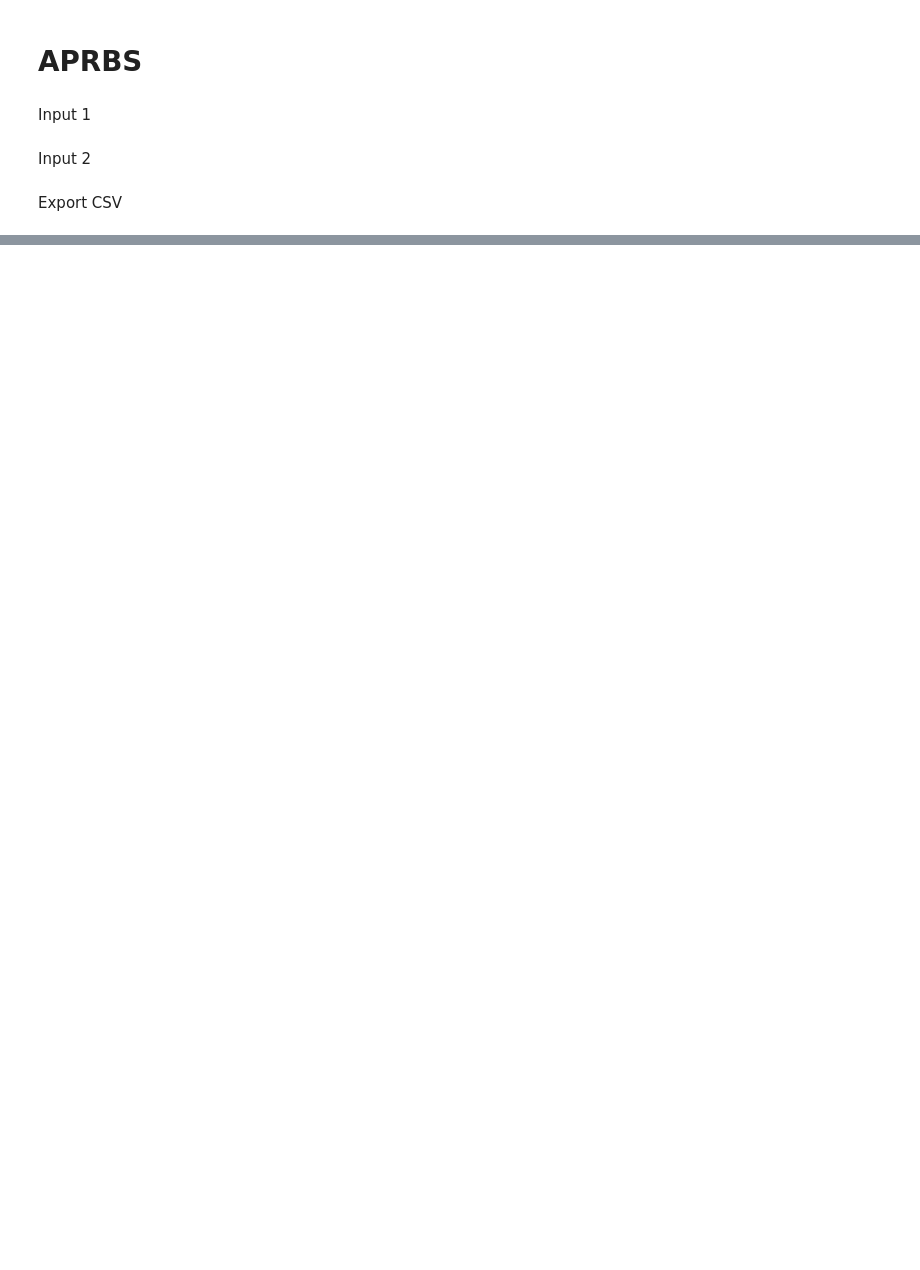
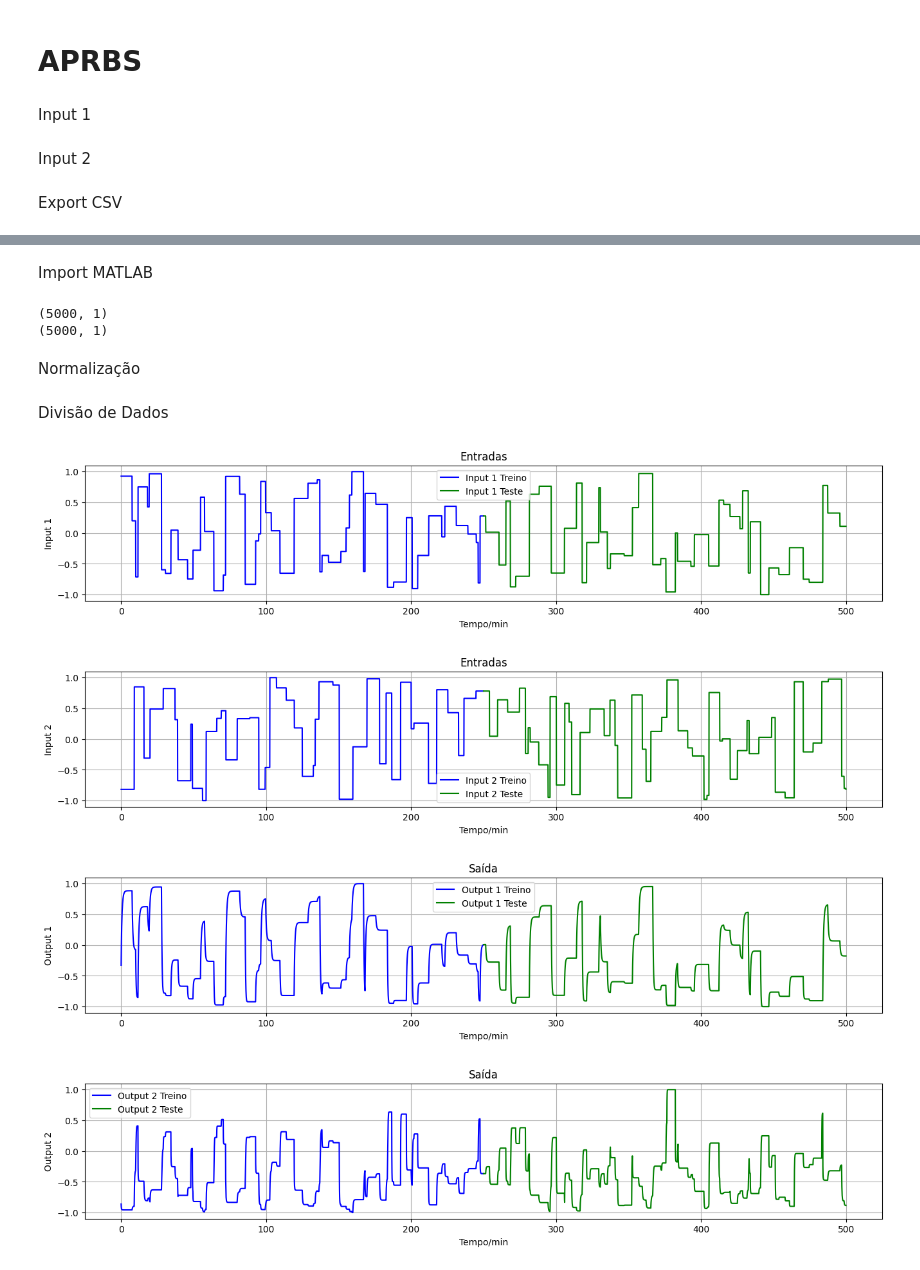
Before and after one commit to ChristianAllan/Echo-State-Network, a Jupyter notebook: ESN_Learning/Jecketed_Tank/ESN_JackTank.ipynb, the cells around one changed output, grey strips where cells are left out. Cells and saved outputs as stored; diff of their text form; code cells hidden in the pictures; blank space fills up the shorter version.

```diff
--- a/ESN_Learning/Jecketed_Tank/ESN_JackTank.ipynb
+++ b/ESN_Learning/Jecketed_Tank/ESN_JackTank.ipynb
@@ -78,0 +102,80 @@ Entradas.to_csv("Input_JT_BCS.csv", index=False)
+# %% [markdown]
+Import MATLAB
+# %%
+Saidas = pd.read_excel("Saidas_xlsx.xlsx")
+Saidas = Saidas.to_numpy()
+Entradas = Entradas.to_numpy()
+L = Saidas[:,0].reshape(-1,1)
+T = Saidas[:,1].reshape(-1,1)
+print(L.shape)
+print(T.shape)
+# %% [output]
+(5000, 1)
+(5000, 1)
+# %% [markdown]
+Normalização
+# %%
+scaler_in = MinMaxScaler(feature_range=(-1, 1))
+Entradas_norm = scaler_in.fit_transform(Entradas)   # entradas normalizadas
+
+scaler_out = MinMaxScaler(feature_range=(-1, 1))
+Saidas_norm = scaler_out.fit_transform(Saidas)   # saídas normalizadas
+# %% [markdown]
+Divisão de Dados
+# %%
+# Treino
+X_train, Y_train = Entradas_norm[:2500], Saidas_norm[:2500]
+# Teste
+X_test, Y_test = Entradas_norm[2500:], Saidas_norm[2500:]
+# %%
+t_a = np.arange(0, t_final/2, dt)
+t_b = np.arange(t_final/2 ,t_final, dt)
+
+plt.figure(figsize=(16,6))
+plt.subplot(2, 1, 1)  # (n_linhas, n_colunas, índice)
+plt.plot(t_a, X_train[:,0], label="Input 1 Treino", color='b')
+plt.plot(t_b, X_test[:,0], label="Input 1 Teste", color='g')
+plt.ylabel("Input 1")
+plt.xlabel("Tempo/min")
+plt.title("Entradas")
+plt.grid(True)
+plt.legend()
+plt.show()
+
+plt.figure(figsize=(16,6))
+plt.subplot(2, 1, 2)  # (n_linhas, n_colunas, índice)
+plt.plot(t_a, X_train[:,1], label="Input 2 Treino", color='b')
+plt.plot(t_b, X_test[:,1], label="Input 2 Teste", color='g')
+plt.ylabel("Input 2")
+plt.xlabel("Tempo/min")
+plt.title("Entradas")
+plt.grid(True)
+plt.legend()
+plt.show()
+
+plt.figure(figsize=(16,6))
+plt.subplot(2, 1, 1)  # (n_linhas, n_colunas, índice)
+plt.plot(t_a, Y_train[:,0], label="Output 1 Treino", color='b')
+plt.plot(t_b, Y_test[:,0], label="Output 1 Teste", color='g')
+plt.ylabel("Output 1")
+plt.xlabel("Tempo/min")
+plt.title("Saída")
+plt.grid(True)
+plt.legend()
+plt.show()
+
+plt.figure(figsize=(16,6))
+plt.subplot(2, 1, 2)  # (n_linhas, n_colunas, índice)
+plt.plot(t_a, Y_train[:,1], label="Output 2 Treino", color='b')
+plt.plot(t_b, Y_test[:,1], label="Output 2 Teste", color='g')
+plt.ylabel("Output 2")
+plt.xlabel("Tempo/min")
+plt.title("Saída")
+plt.grid(True)
+plt.legend()
+plt.show()
+# %% [output]
+[figure, added]
+[figure, added]
+[figure, added]
+[figure, added]
```
Also changed, not shown: parts of 8 cells of this notebook, 5 other files.
